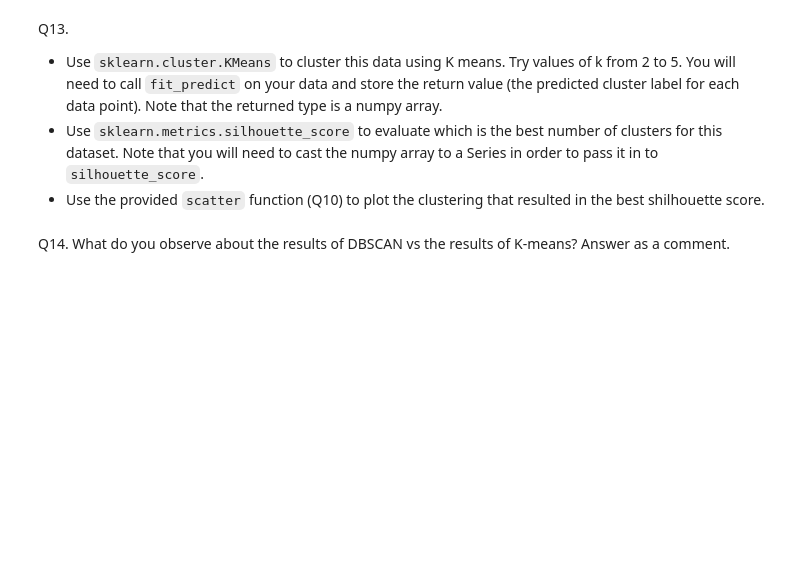
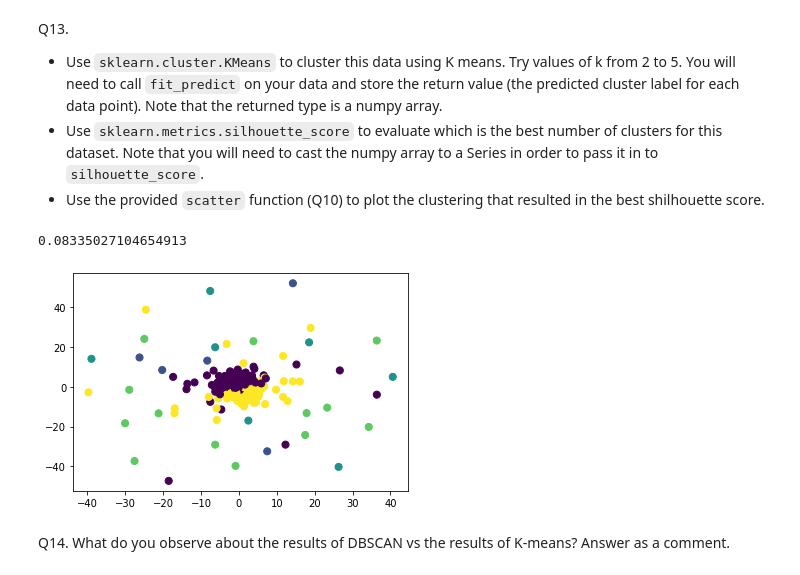
Before and after one commit to BrianDyck/DataMiningAssignment4, a Jupyter notebook: HW4-2/HW4 - Clustering.ipynb, the cells around one changed output. Cells and saved outputs as stored; diff of their text form; code cells hidden in the pictures; blank space fills up the shorter version.

```diff
--- a/HW4-2/HW4 - Clustering.ipynb
+++ b/HW4-2/HW4 - Clustering.ipynb
@@ -445,3 +455,23 @@ Q13.
+# %%
+# your code goes here
+from sklearn.cluster import KMeans
+bestSScore = 0.0
+bestClustering = None
+#dist = pd.Series(distances)
+for num_clusters in range(2, 6):
+    kmeans = KMeans(n_clusters=num_clusters).fit(reducedData)
+    kmeansCluster = kmeans.fit_predict(reducedData)
+    kMeansLabels = pd.Series(kmeansCluster)
+    silhouetteScore = silhouette_score(reducedData, kMeansLabels)
+    if silhouetteScore > bestSScore:
+        bestSScore = silhouetteScore
+        bestClustering = kMeansLabels
+
+print(bestSScore)
+scatter(reducedData, bestClustering)
+# %% [output]
+0.08335027104654913
+[figure, added]
 # %% [markdown]
 Q14. What do you observe about the results of DBSCAN vs the results of K-means? Answer as a comment.
 # %%
```
Also changed, not shown: parts of 10 cells of this notebook.
